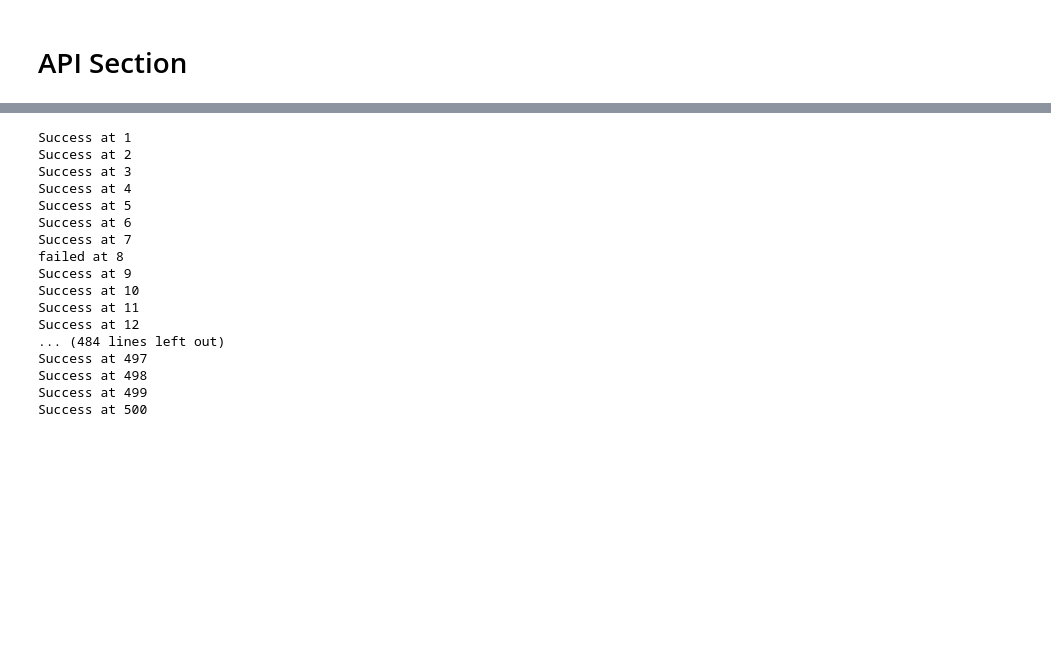
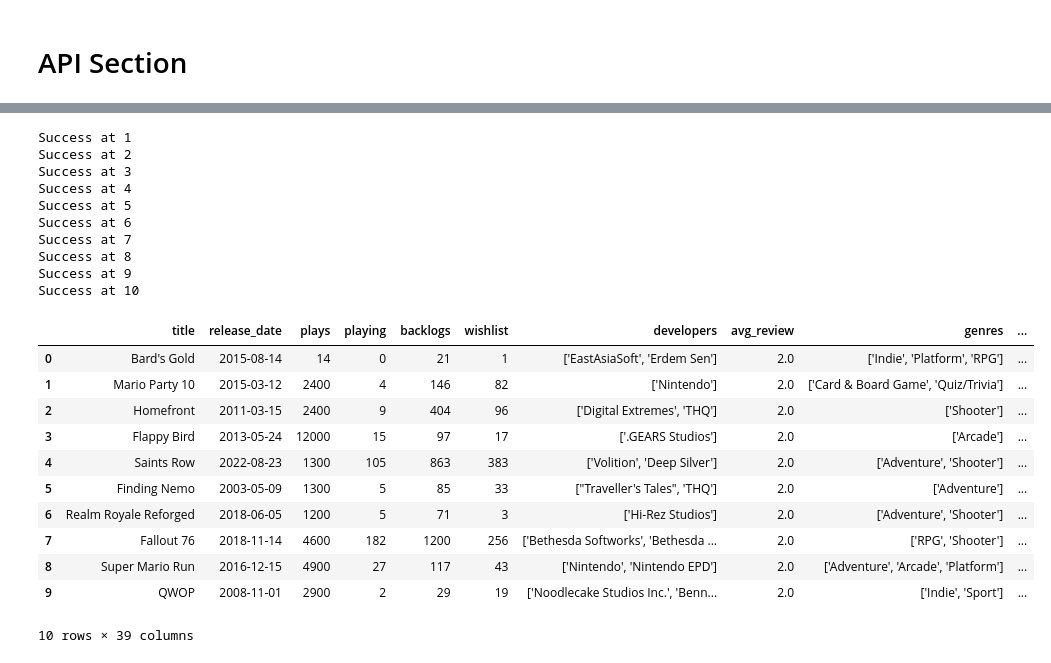
Before and after one commit to Ant-mel/legendary_game_recs, a Jupyter notebook: notebook/2024_test.ipynb, the cells around one changed output, grey strips where cells are left out. Cells and saved outputs as stored; diff of their text form; code cells hidden in the pictures; blank space fills up the shorter version.

```diff
--- a/notebook/2024_test.ipynb
+++ b/notebook/2024_test.ipynb
@@ -267,0 +271,25 @@ all_data.shape, data.shape
+# %%
+# List of games used in the model
+client = bigquery.Client.from_service_account_json(os.environ.get('JSON_KEY'))
+
+project = os.environ.get('PROJECT')
+dataset = os.environ.get('DATASET')
+links_table = os.environ.get('LINKS_TABLE')
+game_data_table = os.environ.get('GAME_DATA_TABLE')
+missed_data_table = os.environ.get('MISSED_DATA_TABLE')
+
+query = f"""
+            SELECT DISTINCT * FROM `legendary-game-recs.game_data_01_24.game_data`
+            WHERE release_date != '0001-01-01T00:00:00' AND category = 'main' AND avg_review > 0
+
+            UNION ALL
+
+            SELECT DISTINCT * FROM `legendary-game-recs.game_data_01_24.game_data_test`
+            WHERE release_date != '0001-01-01T00:00:00' AND category = 'main' AND avg_review > 0
+        """
+
+query_job = client.query(query)
+results = query_job.result()
+all_data = results.to_dataframe()
+
+list_of_game_id = all_data['game_id']
@@ -308,7 +322,7 @@ no_data = []
 list_sons = []
 count = 0
 
-for game in list_of_game_id[:500]:
+for game in list_of_game_id[:10]:
     count += 1
 
     try:
@@ -320,8 +334,6 @@ for game in list_of_game_id[:500]:
     except:
         print(f'failed at {count}')
         no_data.append(game)
-
-    time.sleep(0.125)
 # %% [output]
 Success at 1
 Success at 2
@@ -330,16 +342,9 @@ Success at 4
 Success at 5
 Success at 6
 Success at 7
-failed at 8
+Success at 8
 Success at 9
 Success at 10
-Success at 11
-Success at 12
-... (484 lines left out)
-Success at 497
-Success at 498
-Success at 499
-Success at 500
 # %%
 missed = pd.DataFrame(no_data, columns=['game_id'])
 # %%
@@ -387,7 +392,22 @@ def prepare_json_df(original_json_df):
 # Creates a df from the list of dictionaries
 new_df = prepare_json_df(pd.DataFrame(list_sons))
 # %%
-everything = all_data.merge(new_df, right_on='id', left_on='game_id', how='left')
+everything = all_data.merge(new_df, right_on='id', left_on='game_id', how='right')
+# %%
+everything
+# %% [output]
+|  | title | release_date | plays | playing | backlogs | wishlist | developers | avg_review | genres | ... |
+| 0 | Bard's Gold | 2015-08-14 | 14 | 0 | 21 | 1 | ['EastAsiaSoft', 'Erdem Sen'] | 2.0 | ['Indie', 'Platform', 'RPG'] | ... |
+| 1 | Mario Party 10 | 2015-03-12 | 2400 | 4 | 146 | 82 | ['Nintendo'] | 2.0 | ['Card & Board Game', 'Quiz/Trivia'] | ... |
+| 2 | Homefront | 2011-03-15 | 2400 | 9 | 404 | 96 | ['Digital Extremes', 'THQ'] | 2.0 | ['Shooter'] | ... |
+| 3 | Flappy Bird | 2013-05-24 | 12000 | 15 | 97 | 17 | ['.GEARS Studios'] | 2.0 | ['Arcade'] | ... |
+| 4 | Saints Row | 2022-08-23 | 1300 | 105 | 863 | 383 | ['Volition', 'Deep Silver'] | 2.0 | ['Adventure', 'Shooter'] | ... |
+| 5 | Finding Nemo | 2003-05-09 | 1300 | 5 | 85 | 33 | ["Traveller's Tales", 'THQ'] | 2.0 | ['Adventure'] | ... |
+| 6 | Realm Royale Reforged | 2018-06-05 | 1200 | 5 | 71 | 3 | ['Hi-Rez Studios'] | 2.0 | ['Adventure', 'Shooter'] | ... |
+| 7 | Fallout 76 | 2018-11-14 | 4600 | 182 | 1200 | 256 | ['Bethesda Softworks', 'Bethesda ... | 2.0 | ['RPG', 'Shooter'] | ... |
+| 8 | Super Mario Run | 2016-12-15 | 4900 | 27 | 117 | 43 | ['Nintendo', 'Nintendo EPD'] | 2.0 | ['Adventure', 'Arcade', 'Platform'] | ... |
+| 9 | QWOP | 2008-11-01 | 2900 | 2 | 29 | 19 | ['Noodlecake Studios Inc.', 'Benn... | 2.0 | ['Indie', 'Sport'] | ... |
+10 rows × 39 columns
 # %%
 # data[data['game_id'].isin(missed['game_id'])].sort_values(by='plays')
 # %%
```
Also changed, not shown: parts of 7 cells of this notebook, 8 other files.
